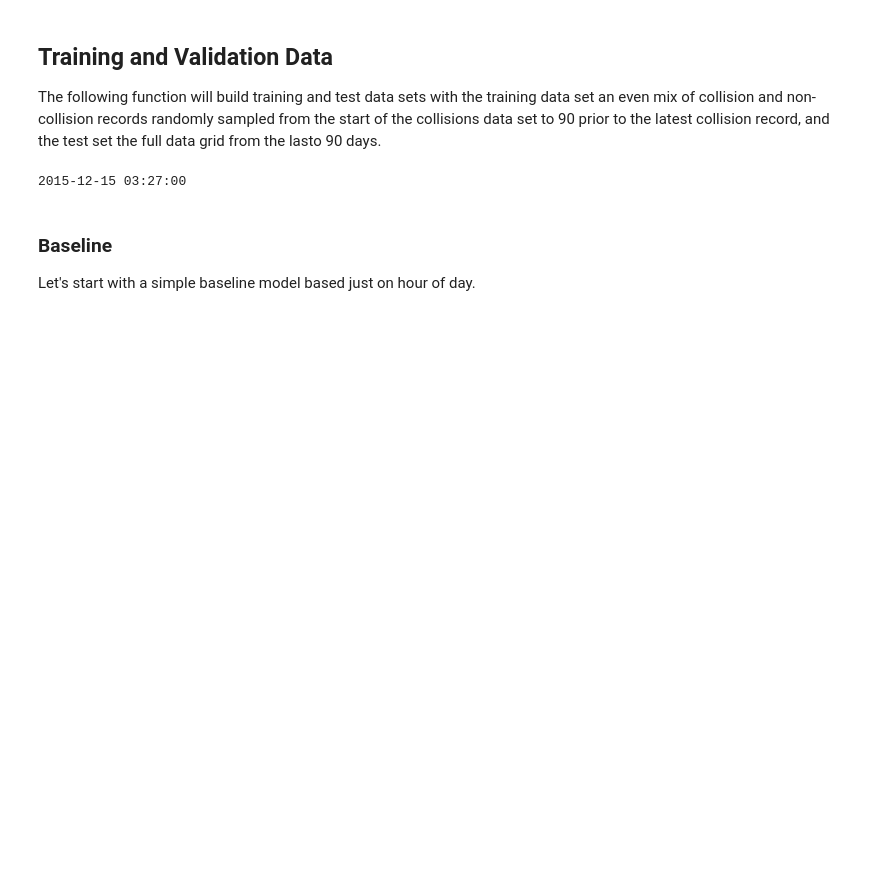
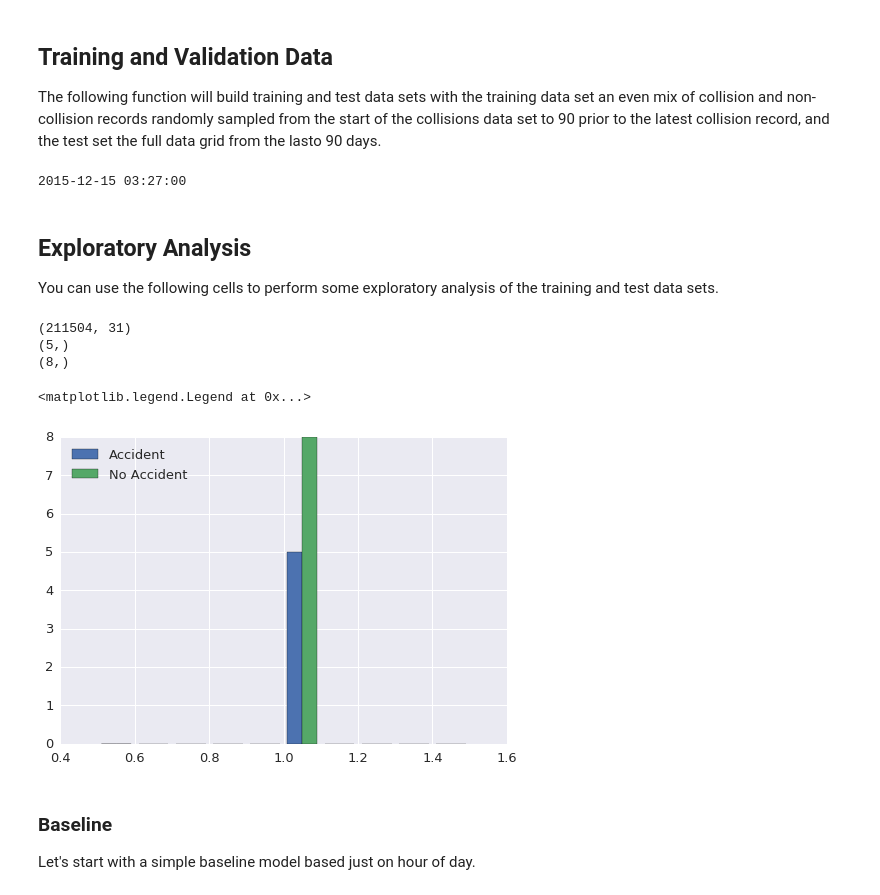
Before and after one commit to kmshelley/Infastructure_Capstone, a Jupyter notebook: notebook/SafeRoad_Model_Tuning_and_Diagnostics.ipynb, the cells around one changed output. Cells and saved outputs as stored; diff of their text form; code cells hidden in the pictures; blank space fills up the shorter version.

```diff
--- a/notebook/SafeRoad_Model_Tuning_and_Diagnostics.ipynb
+++ b/notebook/SafeRoad_Model_Tuning_and_Diagnostics.ipynb
@@ -514,6 +514,33 @@ print test_date
 2015-12-15 03:27:00
 # %%
 trainRDD, testRDD, weights = get_training_test_data(test_date,victim='all',fraction=1.0)
+# %% [markdown]
+## Exploratory Analysis
+
+You can use the following cells to perform some exploratory analysis of the training and test data sets.
+# %%
+df = pd.DataFrame(trainRDD.collect())
+print df.shape
+
+df_rain = df[df['precip']>0]
+acc = np.array(df_rain[df_rain['label']==1]['precip'])
+no_acc = np.array(df_rain[df_rain['label']==0]['precip'])
+
+print acc.shape
+print no_acc.shape
+
+fig = plt.figure()
+ax = fig.add_subplot(111)
+
+
+ax.hist([acc,no_acc],bins=10, histtype='bar',label=['Accident','No Accident'])
+ax.legend(loc=2)
+# %% [output]
+(211504, 31)
+(5,)
+(8,)
+<matplotlib.legend.Legend at 0x...>
+[figure, added]
 # %% [markdown]
 ### Baseline
 Let's start with a simple baseline model based just on hour of day.
```
Also changed, not shown: parts of 31 cells of this notebook.
